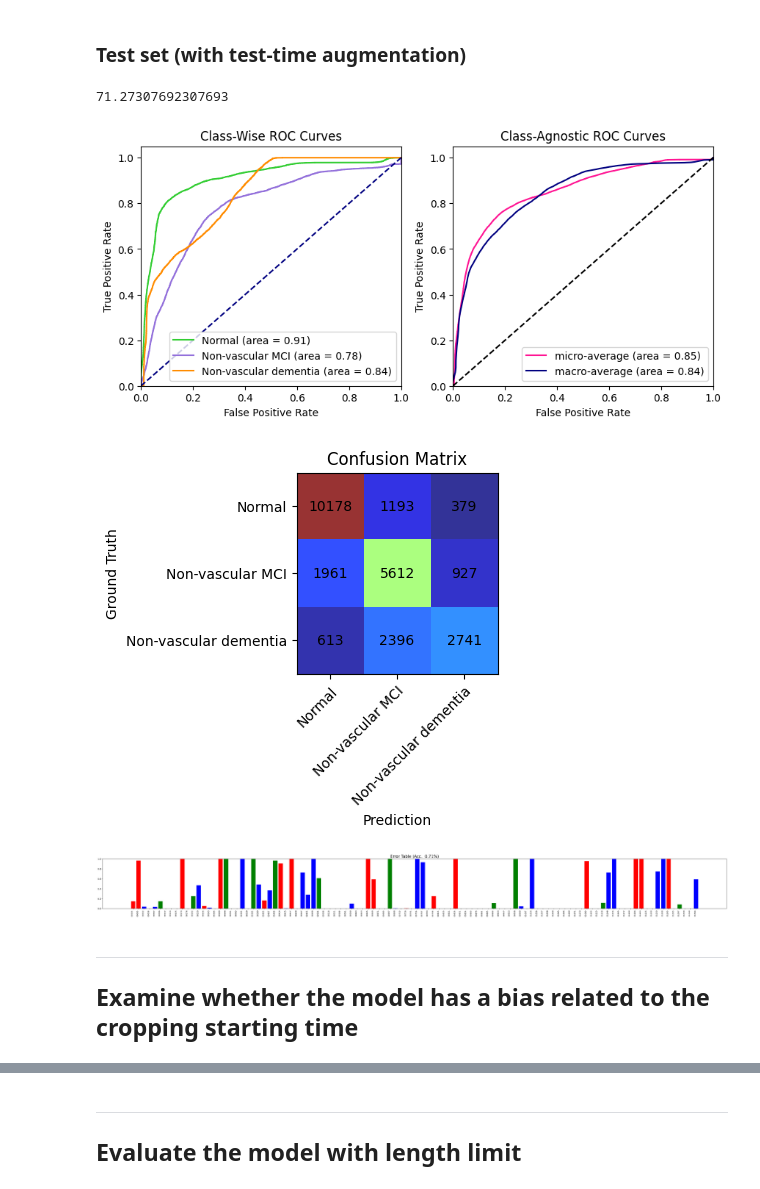
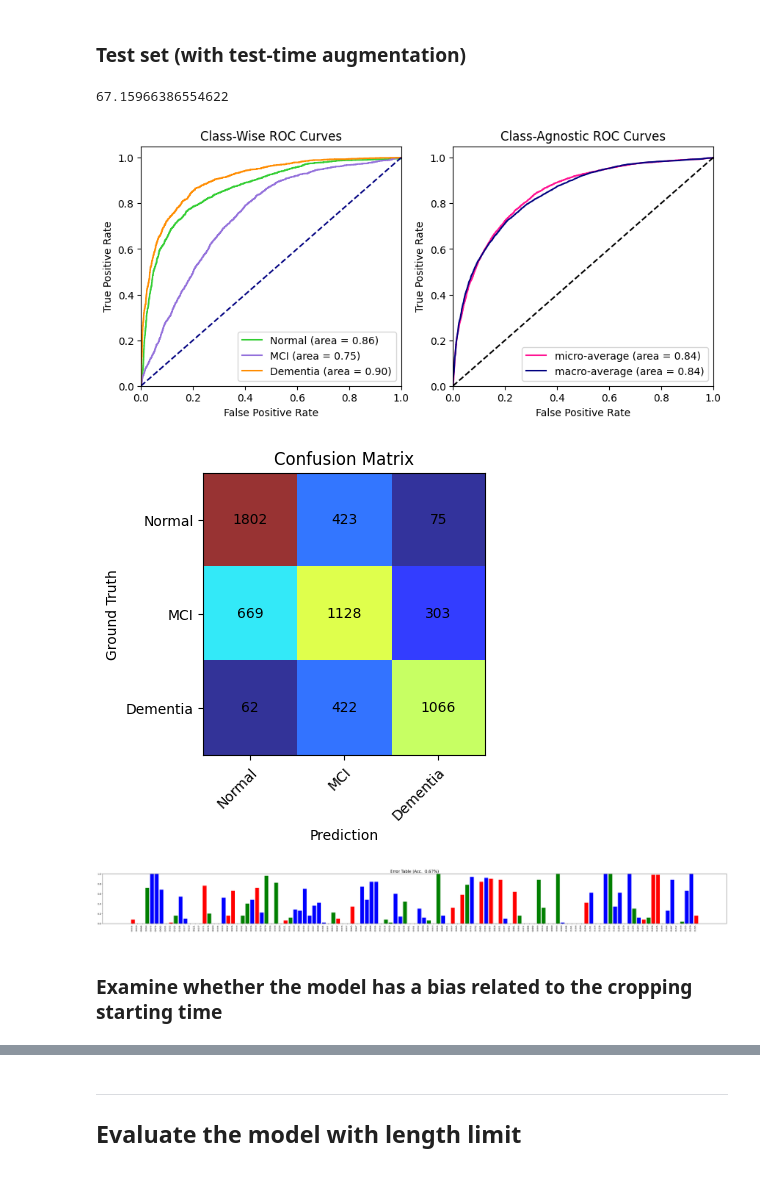
Before and after one commit to nightchell2020/CG-MEA, a Jupyter notebook: 07_Evaluate.ipynb, the cells around one changed output, grey strips where cells are left out. Saved outputs shown, nothing was run; the diff lists cells and outputs as text; code cells hidden in the pictures.

Commit message:
dataset and model dupate

```diff
--- a/07_Evaluate.ipynb
+++ b/07_Evaluate.ipynb
@@ -126,0 +57,5 @@ Train data label distribution   : [46, 35, 23] 104
+# %%
+model_state = ckpt['model_state']
+config = ckpt['config']
+optimizer = ckpt['optimizer']
+scheduler = ckpt['scheduler']
@@ -129,13 +84,7 @@ Train data label distribution   : [46, 35, 23] 104
 
 ## Load the target model
 # %%
-config['generator'] = getattr(models, config['generator'].split('.')[-1])
-
-if 'block' in config:
-    config['block'] = getattr(models, config['block'].split('.')[-1])
-
 model = config['generator'](**config).to(device)
-model_state = torch.load(os.path.join(model_path, config['model']))
 model.load_state_dict(model_state)
 # %% [output]
 <All keys matched successfully>
@@ -248,0 +185,10 @@ def check_accuracy_extended_debug(model, loader, preprocess, config, repeat=1):
+# %%
+config = ckpt['config']
+
+config['crop_timing_analysis'] = True
+config['eval'] = True
+config['device'] = device
+
+repeat = round(50 / config['crop_multiple'])
+
+train_loader, val_loader, test_loader, longer_test_loader = build_dataset_for_train(config, verbose=True)
@@ -315,29 +279,27 @@ draw_error_table(test_error_table, use_wandb=False)
 # %% [markdown]
 ### Test set (with test-time augmentation)
 # %%
-_ = check_accuracy_extended_debug(model, test_loader_longer, preprocess_test, config, repeat=50)
-test_longer_acc = _[0]
-test_longer_score = _[1]
-test_longer_target = _[2]
-test_longer_confusion = _[3]
-test_longer_error_table = _[4]
-test_longer_crop_timing = _[5]
+_ = check_accuracy_extended_debug(model, longer_test_loader, config['preprocess_test'], config, repeat=repeat)
+longer_test_acc = _[0]
+longer_test_score = _[1]
+longer_test_target = _[2]
+longer_test_confusion = _[3]
+longer_test_error_table = _[4]
+longer_test_crop_timing = _[5]
 
-print(test_longer_acc)
+print(longer_test_acc)
 # %% [output]
-71.27307692307693
+67.15966386554622
 # %%
-draw_roc_curve(test_longer_score, test_longer_target, config['class_label_to_name'], use_wandb=False)
-draw_confusion(test_longer_confusion, config['class_label_to_name'], use_wandb=False)
-draw_error_table(test_longer_error_table, use_wandb=False)
+draw_roc_curve(longer_test_score, longer_test_target, config['class_label_to_name'], use_wandb=False)
+draw_confusion(longer_test_confusion, config['class_label_to_name'], use_wandb=False)
+draw_error_table(longer_test_error_table, use_wandb=False)
 # %% [output]
-[figure, old version]
+[figure, new version]
-[figure, old version]
+[figure, new version]
-[figure, old version]
+[figure, new version]
 # %% [markdown]
------
-
-## Examine whether the model has a bias related to the cropping starting time
+### Examine whether the model has a bias related to the cropping starting time
 # %%
 train_pos = []
 train_neg = []
```
Also changed, not shown: parts of 38 cells of this notebook, 34 other files.
